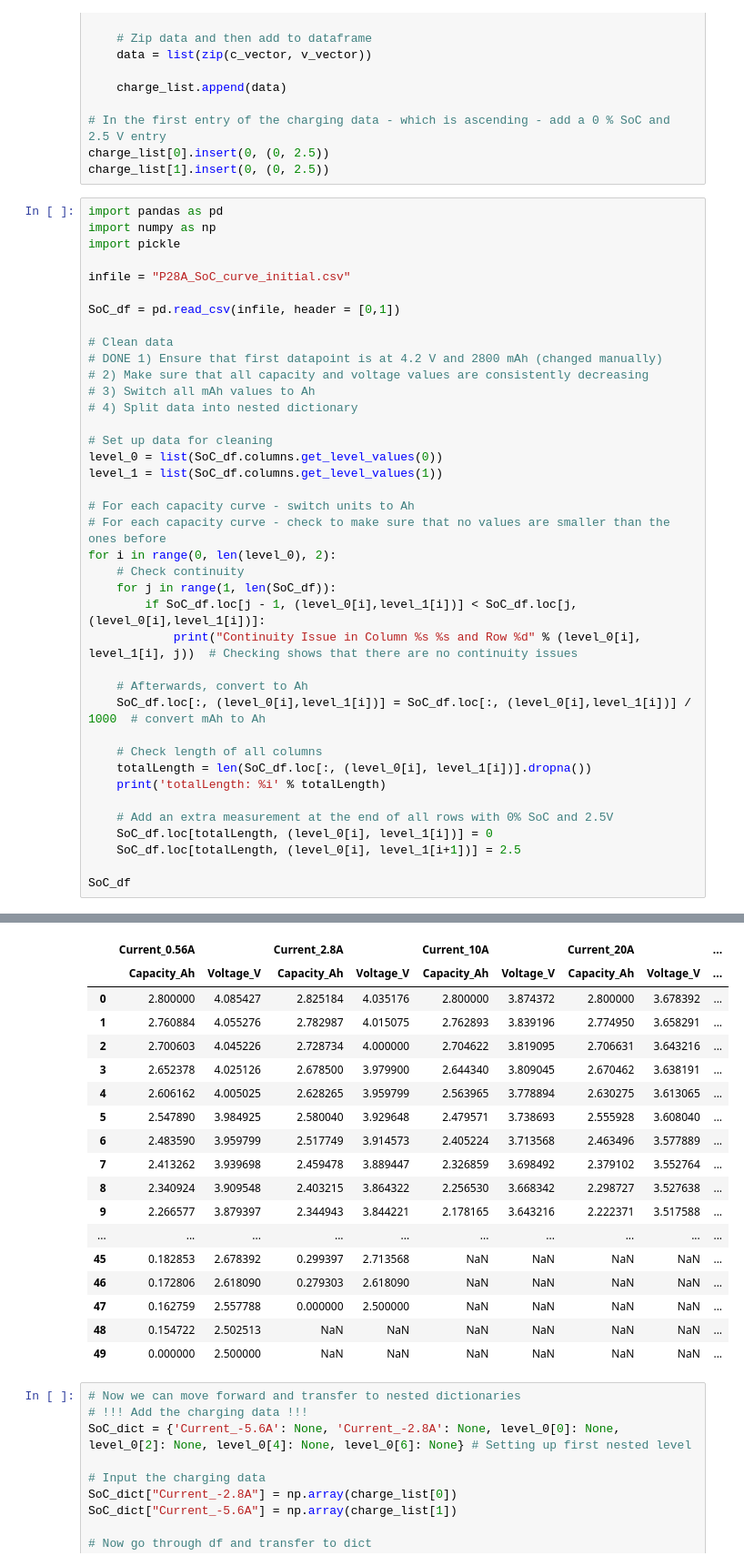
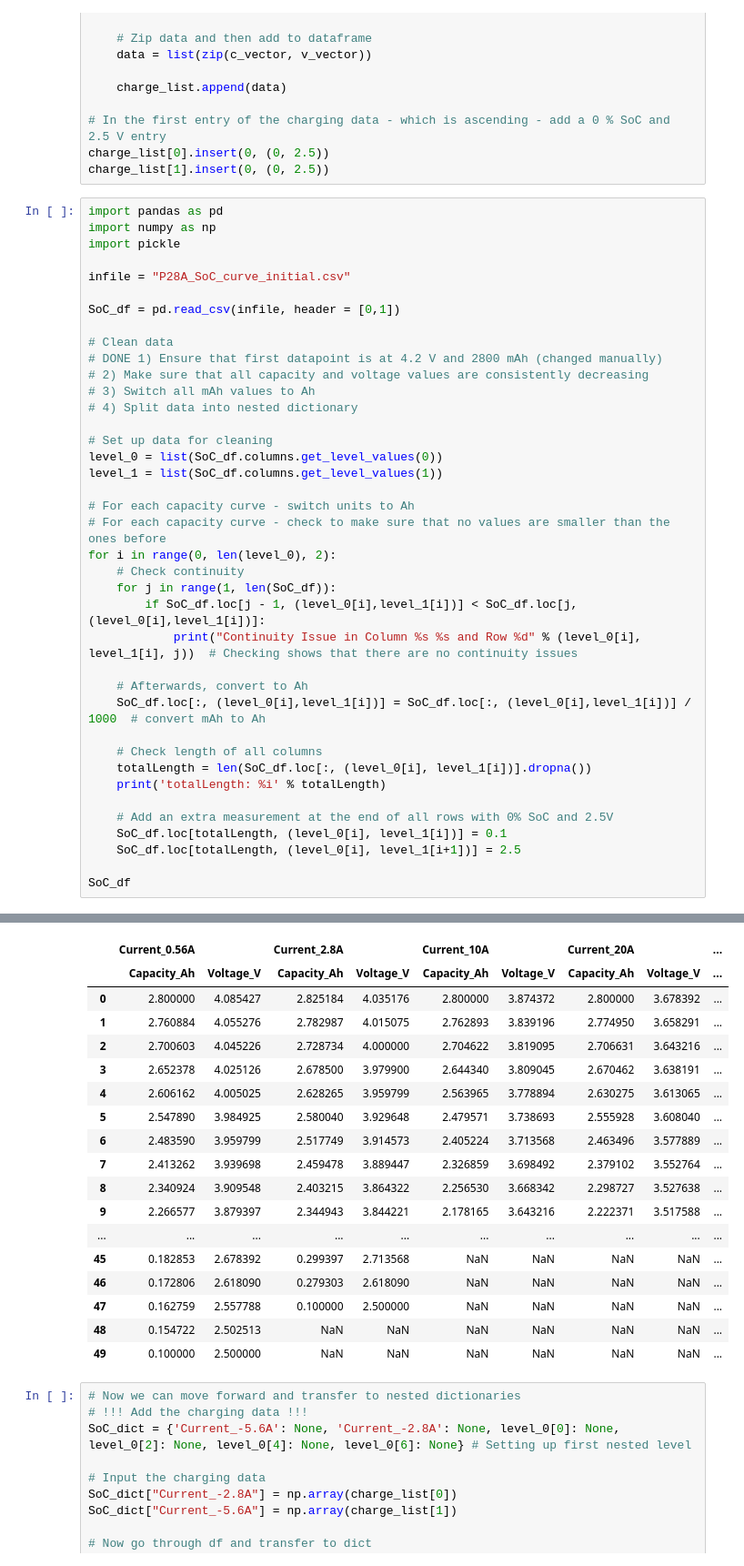
Before and after one commit to UBCFormulaElectric/LapSim, a Jupyter notebook: data_prep_scripts/sim_data_prep.ipynb, the cells around one changed output, grey strips where cells are left out. Shown at 91% size. Cells and saved outputs as stored; diff of their text form.

```diff
--- a/data_prep_scripts/sim_data_prep.ipynb
+++ b/data_prep_scripts/sim_data_prep.ipynb
@@ -419,37 +419,37 @@ for i in range(0, len(level_0), 2):
 
     # Check length of all columns
     totalLength = len(SoC_df.loc[:, (level_0[i], level_1[i])].dropna())
     print('totalLength: %i' % totalLength)
 
     # Add an extra measurement at the end of all rows with 0% SoC and 2.5V
-    SoC_df.loc[totalLength, (level_0[i], level_1[i])] = 0
+    SoC_df.loc[totalLength, (level_0[i], level_1[i])] = 0.1
     SoC_df.loc[totalLength, (level_0[i], level_1[i+1])] = 2.5
 
 SoC_df
 # %% [output]
 totalLength: 49
 totalLength: 47
 totalLength: 44
 totalLength: 44
 totalLength: 39
 |  | Current_0.56A |  | Current_2.8A |  | Current_10A |  | Current_20A |  | ... |
 |  | Capacity_Ah | Voltage_V | Capacity_Ah | Voltage_V | Capacity_Ah | Voltage_V | Capacity_Ah | Voltage_V | ... |
 | 0 | 2.800000 | 4.085427 | 2.825184 | 4.035176 | 2.800000 | 3.874372 | 2.800000 | 3.678392 | ... |
 | 1 | 2.760884 | 4.055276 | 2.782987 | 4.015075 | 2.762893 | 3.839196 | 2.774950 | 3.658291 | ... |
 | 2 | 2.700603 | 4.045226 | 2.728734 | 4.000000 | 2.704622 | 3.819095 | 2.706631 | 3.643216 | ... |
 | 3 | 2.652378 | 4.025126 | 2.678500 | 3.979900 | 2.644340 | 3.809045 | 2.670462 | 3.638191 | ... |
 | 4 | 2.606162 | 4.005025 | 2.628265 | 3.959799 | 2.563965 | 3.778894 | 2.630275 | 3.613065 | ... |
 | 5 | 2.547890 | 3.984925 | 2.580040 | 3.929648 | 2.479571 | 3.738693 | 2.555928 | 3.608040 | ... |
 | 6 | 2.483590 | 3.959799 | 2.517749 | 3.914573 | 2.405224 | 3.713568 | 2.463496 | 3.577889 | ... |
 | 7 | 2.413262 | 3.939698 | 2.459478 | 3.889447 | 2.326859 | 3.698492 | 2.379102 | 3.552764 | ... |
 | 8 | 2.340924 | 3.909548 | 2.403215 | 3.864322 | 2.256530 | 3.668342 | 2.298727 | 3.527638 | ... |
 | 9 | 2.266577 | 3.879397 | 2.344943 | 3.844221 | 2.178165 | 3.643216 | 2.222371 | 3.517588 | ... |
 | ... | ... | ... | ... | ... | ... | ... | ... | ... | ... |
 | 45 | 0.182853 | 2.678392 | 0.299397 | 2.713568 | NaN | NaN | NaN | NaN | ... |
 | 46 | 0.172806 | 2.618090 | 0.279303 | 2.618090 | NaN | NaN | NaN | NaN | ... |
-| 47 | 0.162759 | 2.557788 | 0.000000 | 2.500000 | NaN | NaN | NaN | NaN | ... |
+| 47 | 0.162759 | 2.557788 | 0.100000 | 2.500000 | NaN | NaN | NaN | NaN | ... |
 | 48 | 0.154722 | 2.502513 | NaN | NaN | NaN | NaN | NaN | NaN | ... |
-| 49 | 0.000000 | 2.500000 | NaN | NaN | NaN | NaN | NaN | NaN | ... |
+| 49 | 0.100000 | 2.500000 | NaN | NaN | NaN | NaN | NaN | NaN | ... |
 # %%
 # Now we can move forward and transfer to nested dictionaries
 # !!! Add the charging data !!!
```
Also changed, not shown: parts of 1 cell of this notebook, 10 other files.
